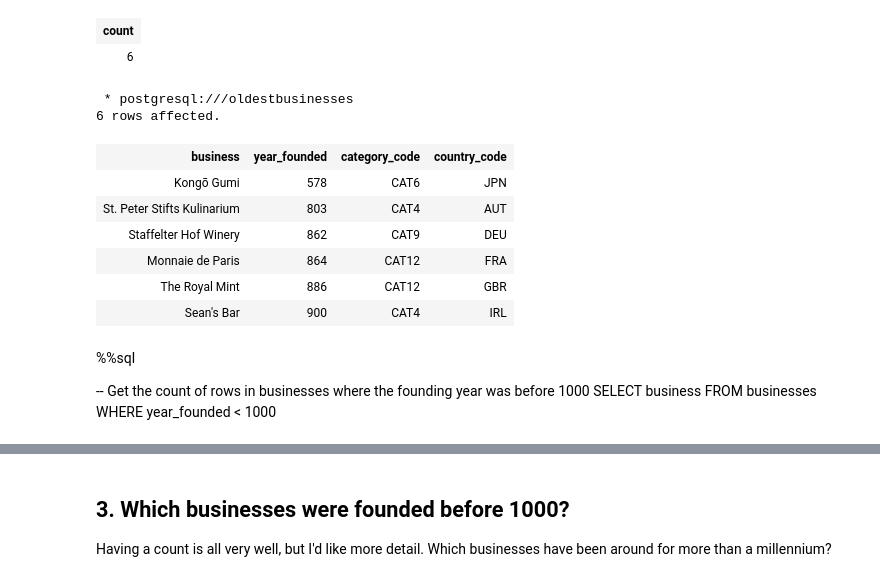
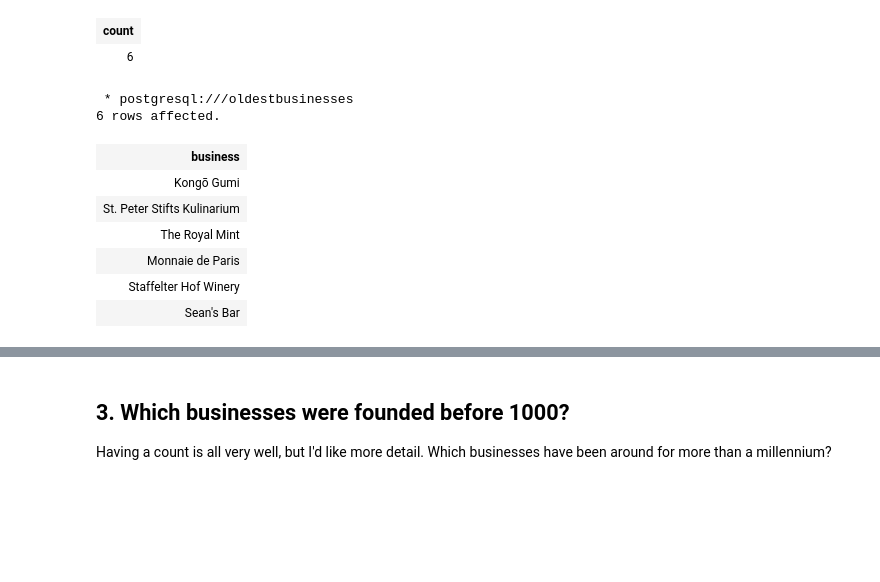
Before and after one commit to azharfuadis/SQL_What_and_Where_are_the_Worlds_Oldest_Businesses, a Jupyter notebook: notebook.ipynb, the cells around one changed output, grey strips where cells are left out. Saved outputs shown, nothing was run; the diff lists cells and outputs as text; code cells hidden in the pictures; blank space fills up the shorter version.

```diff
--- a/notebook.ipynb
+++ b/notebook.ipynb
@@ -119,27 +119,18 @@ WHERE year_founded < 1000
 # %%
 %%sql
 
--- Select all columns from businesses where the founding year was before 1000
--- Arrange the results from oldest to newest
+-- Get the count of rows in businesses where the founding year was before 1000
 
-SELECT *
+SELECT business
 FROM businesses
 WHERE year_founded < 1000
-ORDER BY year_founded;
 # %% [output]
  * postgresql:///oldestbusinesses
 6 rows affected.
-| business | year_founded | category_code | country_code |
-| Kongō Gumi | 578 | CAT6 | JPN |
-| St. Peter Stifts Kulinarium | 803 | CAT4 | AUT |
-| Staffelter Hof Winery | 862 | CAT9 | DEU |
-| Monnaie de Paris | 864 | CAT12 | FRA |
-| The Royal Mint | 886 | CAT12 | GBR |
-| Sean's Bar | 900 | CAT4 | IRL |
+| business |
+| Kongō Gumi |
+| St. Peter Stifts Kulinarium |
+| The Royal Mint |
+| Monnaie de Paris |
+| Staffelter Hof Winery |
+| Sean's Bar |
-# %% [markdown]
-%%sql
-
--- Get the count of rows in businesses where the founding year was before 1000
-SELECT business
-FROM businesses
-WHERE year_founded < 1000
```
Also changed, not shown: parts of 4 cells of this notebook.
